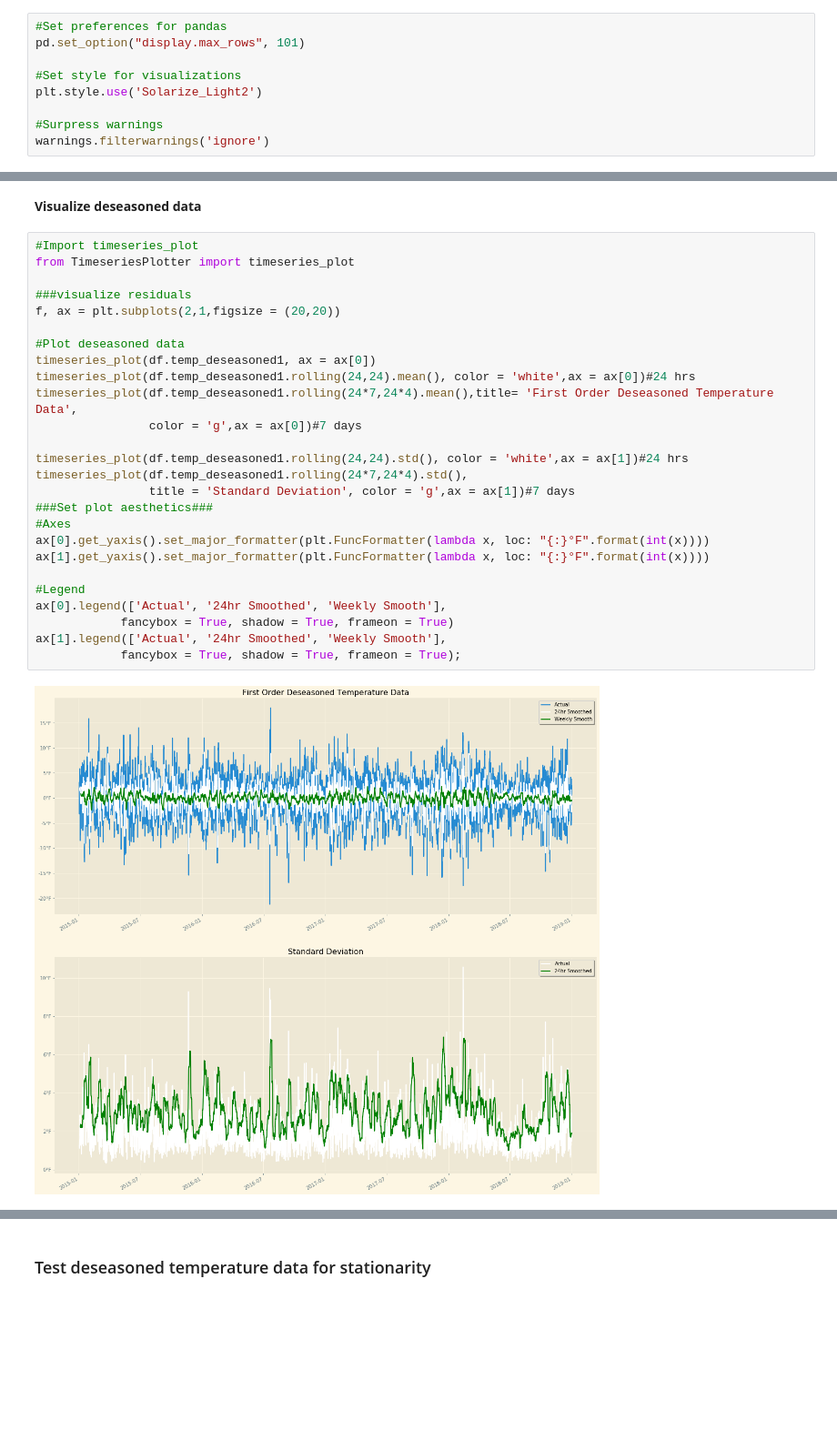
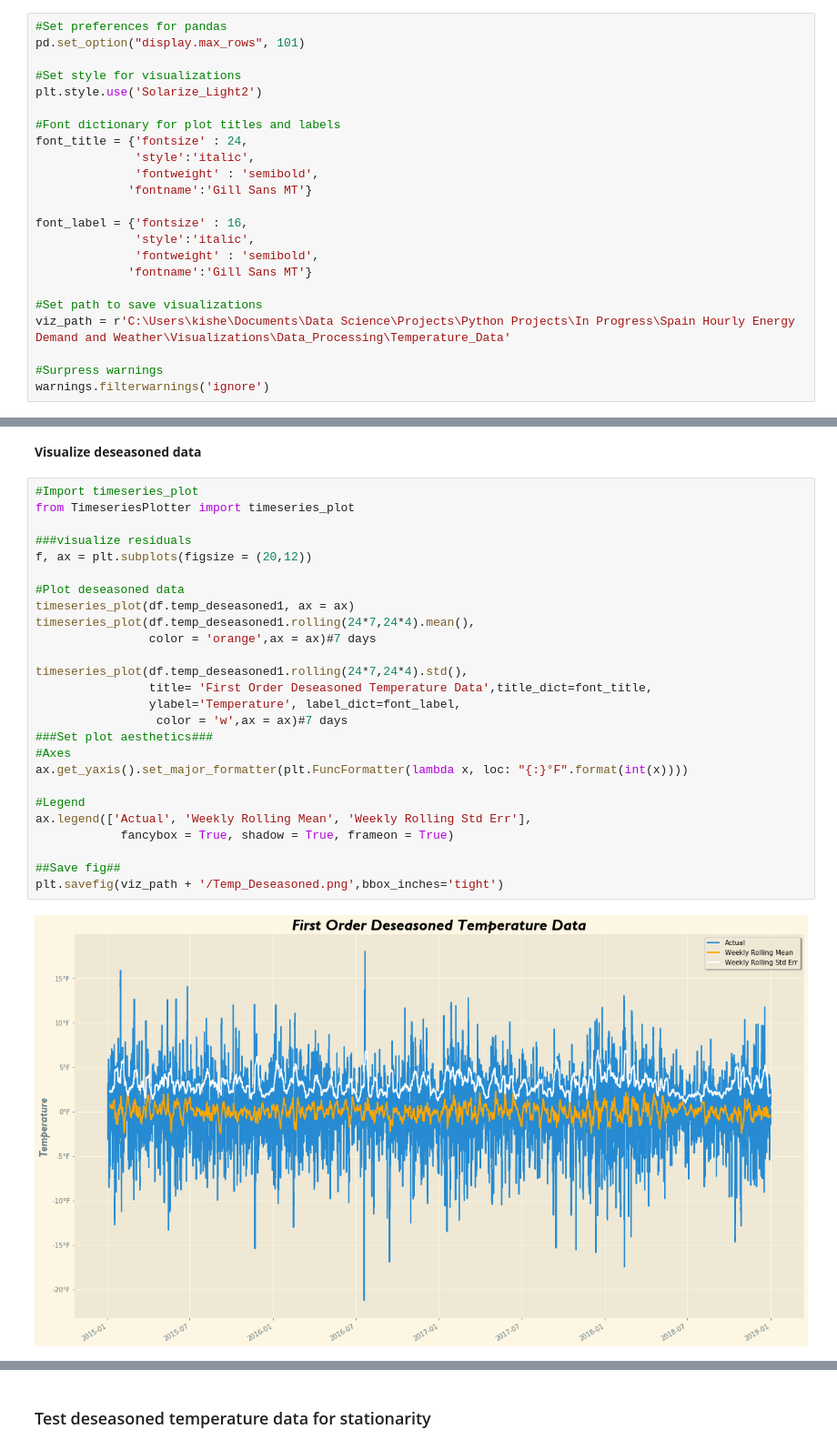
Before and after one commit to KishenSharma6/SpainEnergyAnalysis, a Jupyter notebook: Project Codes/03_Data_Processing/2020_0510_Temperature_Processing.ipynb, the cells around one changed output, grey strips where cells are left out. Shown at 91% size. Cells and saved outputs as stored; diff of their text form; blank space fills up the shorter version.

Commit message:
Added png visuals and cleaned up files

```diff
--- a/Project Codes/03_Data_Processing/2020_0510_Temperature_Processing.ipynb
+++ b/Project Codes/03_Data_Processing/2020_0510_Temperature_Processing.ipynb
@@ -23,6 +23,20 @@ pd.set_option("display.max_rows", 101)
 #Set style for visualizations
 plt.style.use('Solarize_Light2')
 
+#Font dictionary for plot titles and labels
+font_title = {'fontsize' : 24,
+              'style':'italic',
+              'fontweight' : 'semibold',
+             'fontname':'Gill Sans MT'}
+
+font_label = {'fontsize' : 16,
+              'style':'italic',
+              'fontweight' : 'semibold',
+             'fontname':'Gill Sans MT'}
+
+#Set path to save visualizations
+viz_path = r'C:\Users\kishe\Documents\Data Science\Projects\Python Projects\In Progress\Spain Hourly Energy Demand and Weather\Visualizations\Data_Processing\Temperature_Data'
+
 #Surpress warnings
 warnings.filterwarnings('ignore')
 # %% [markdown]
@@ -128,29 +152,29 @@ display(df.head())
 # %%
 #Import timeseries_plot
 from TimeseriesPlotter import timeseries_plot
 
 ###visualize residuals
-f, ax = plt.subplots(2,1,figsize = (20,20))
+f, ax = plt.subplots(figsize = (20,12))
 
 #Plot deseasoned data
-timeseries_plot(df.temp_deseasoned1, ax = ax[0])
-timeseries_plot(df.temp_deseasoned1.rolling(24,24).mean(), color = 'white',ax = ax[0])#24 hrs
-timeseries_plot(df.temp_deseasoned1.rolling(24*7,24*4).mean(),title= 'First Order Deseasoned Temperature Data',
-                color = 'g',ax = ax[0])#7 days
+timeseries_plot(df.temp_deseasoned1, ax = ax)
+timeseries_plot(df.temp_deseasoned1.rolling(24*7,24*4).mean(),
+                color = 'orange',ax = ax)#7 days
 
-timeseries_plot(df.temp_deseasoned1.rolling(24,24).std(), color = 'white',ax = ax[1])#24 hrs
 timeseries_plot(df.temp_deseasoned1.rolling(24*7,24*4).std(),
-                title = 'Standard Deviation', color = 'g',ax = ax[1])#7 days
+                title= 'First Order Deseasoned Temperature Data',title_dict=font_title,
+                ylabel='Temperature', label_dict=font_label,
+                 color = 'w',ax = ax)#7 days
 ###Set plot aesthetics###
 #Axes
-ax[0].get_yaxis().set_major_formatter(plt.FuncFormatter(lambda x, loc: "{:}°F".format(int(x))))
-ax[1].get_yaxis().set_major_formatter(plt.FuncFormatter(lambda x, loc: "{:}°F".format(int(x))))
+ax.get_yaxis().set_major_formatter(plt.FuncFormatter(lambda x, loc: "{:}°F".format(int(x))))
 
 #Legend
-ax[0].legend(['Actual', '24hr Smoothed', 'Weekly Smooth'],
+ax.legend(['Actual', 'Weekly Rolling Mean', 'Weekly Rolling Std Err'],
             fancybox = True, shadow = True, frameon = True)
-ax[1].legend(['Actual', '24hr Smoothed', 'Weekly Smooth'],
-            fancybox = True, shadow = True, frameon = True);
+
+##Save fig##
+plt.savefig(viz_path + '/Temp_Deseasoned.png',bbox_inches='tight')
 # %% [output]
-[figure, old version]
+[figure, new version]
 # %%
```
Also changed, not shown: parts of 12 cells of this notebook, 1 other file.
